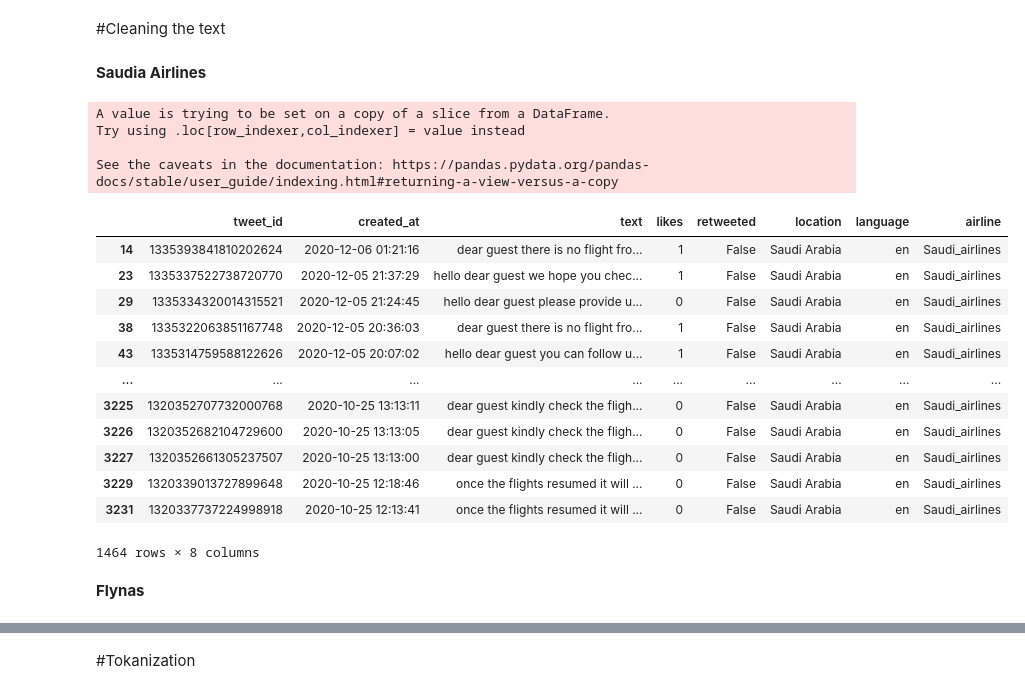
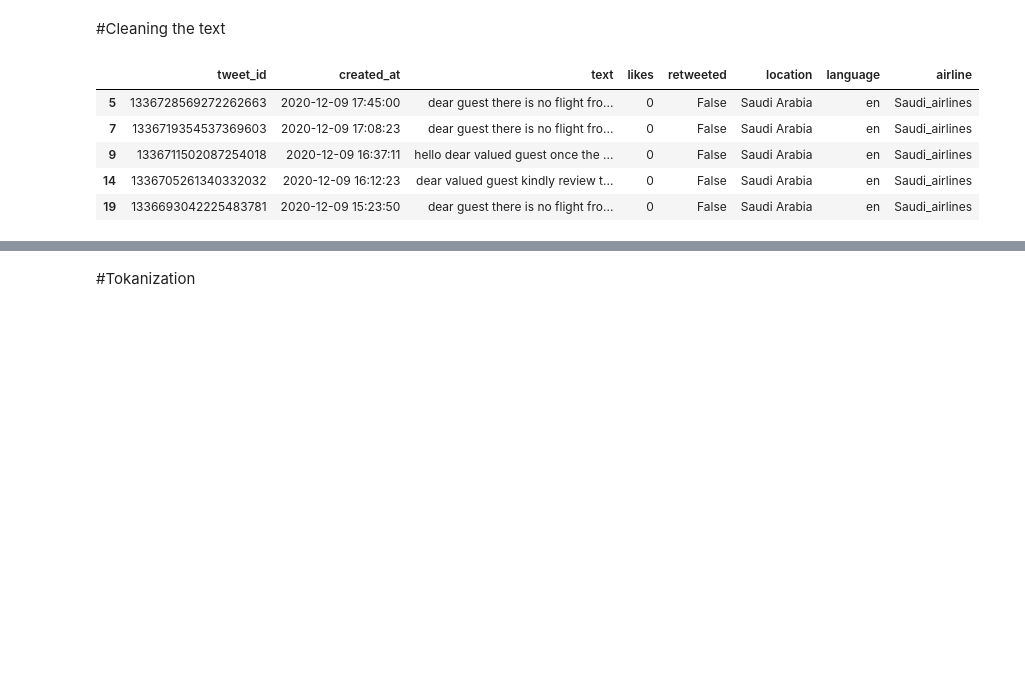
Before and after one commit to buthaina279/DS_Capstone_NLP, a Jupyter notebook: Collect_clean.ipynb, the cells around one changed output, grey strips where cells are left out. Saved outputs shown, nothing was run; the diff lists cells and outputs as text; code cells hidden in the pictures; blank space fills up the shorter version.

```diff
--- a/Collect_clean.ipynb
+++ b/Collect_clean.ipynb
@@ -401,0 +532,2 @@ len(flynas_airlines[flynas_airlines.language == "en"])
+# %%
+flynas_airlines = pd.read_csv("./gdrive/My Drive/datasets/twitter_analysis/flynas_tweets_latest.csv")
@@ -434,0 +589,2 @@ flynas_airlines_en.head(10)
+# %%
+saudia_airlines_en.drop_duplicates(subset='text', inplace= True)
@@ -434,0 +597,2 @@ flynas_airlines_en.head(10)
+# %%
+flynas_airlines_en.drop_duplicates(subset='text', inplace= True)
@@ -434,0 +605,4 @@ flynas_airlines_en.head(10)
+# %%
+frames = [saudia_airlines_en, flynas_airlines_en]
+
+airline = pd.concat(frames)
@@ -445,31 +633,16 @@ def cleanTxt(text):
  text = "".join([word.lower() for word in text if word not in string.punctuation])
 
  return text
-# %% [markdown]
-**Saudia Airlines**
 # %%
 # Clean the tweets
-saudia_airlines_en["text"] = saudia_airlines_en["text"].apply(cleanTxt)
+airline["text"] = airline["text"].apply(cleanTxt)
 
 # Show the cleaned tweets
-saudia_airlines_en.head(10)
+airline.head(5)
 # %% [output]
-A value is trying to be set on a copy of a slice from a DataFrame.
-Try using .loc[row_indexer,col_indexer] = value instead
-
-See the caveats in the documentation: https://pandas.pydata.org/pandas-docs/stable/user_guide/indexing.html#returning-a-view-versus-a-copy
 |  | tweet_id | created_at | text | likes | retweeted | location | language | airline |
-| 14 | 1335393841810202624 | 2020-12-06 01:21:16 | dear guest there is no flight fro... | 1 | False | Saudi Arabia | en | Saudi_airlines |
-| 23 | 1335337522738720770 | 2020-12-05 21:37:29 | hello dear guest we hope you chec... | 1 | False | Saudi Arabia | en | Saudi_airlines |
-| 29 | 1335334320014315521 | 2020-12-05 21:24:45 | hello dear guest please provide u... | 0 | False | Saudi Arabia | en | Saudi_airlines |
-| 38 | 1335322063851167748 | 2020-12-05 20:36:03 | dear guest there is no flight fro... | 1 | False | Saudi Arabia | en | Saudi_airlines |
-| 43 | 1335314759588122626 | 2020-12-05 20:07:02 | hello dear guest you can follow u... | 1 | False | Saudi Arabia | en | Saudi_airlines |
-| ... | ... | ... | ... | ... | ... | ... | ... | ... |
-| 3225 | 1320352707732000768 | 2020-10-25 13:13:11 | dear guest kindly check the fligh... | 0 | False | Saudi Arabia | en | Saudi_airlines |
-| 3226 | 1320352682104729600 | 2020-10-25 13:13:05 | dear guest kindly check the fligh... | 0 | False | Saudi Arabia | en | Saudi_airlines |
-| 3227 | 1320352661305237507 | 2020-10-25 13:13:00 | dear guest kindly check the fligh... | 0 | False | Saudi Arabia | en | Saudi_airlines |
-| 3229 | 1320339013727899648 | 2020-10-25 12:18:46 | once the flights resumed it will ... | 0 | False | Saudi Arabia | en | Saudi_airlines |
-| 3231 | 1320337737224998918 | 2020-10-25 12:13:41 | once the flights resumed it will ... | 0 | False | Saudi Arabia | en | Saudi_airlines |
+| 5 | 1336728569272262663 | 2020-12-09 17:45:00 | dear guest there is no flight fro... | 0 | False | Saudi Arabia | en | Saudi_airlines |
+| 7 | 1336719354537369603 | 2020-12-09 17:08:23 | dear guest there is no flight fro... | 0 | False | Saudi Arabia | en | Saudi_airlines |
+| 9 | 1336711502087254018 | 2020-12-09 16:37:11 | hello dear valued guest once the ... | 0 | False | Saudi Arabia | en | Saudi_airlines |
+| 14 | 1336705261340332032 | 2020-12-09 16:12:23 | dear valued guest kindly review t... | 0 | False | Saudi Arabia | en | Saudi_airlines |
+| 19 | 1336693042225483781 | 2020-12-09 15:23:50 | dear guest there is no flight fro... | 0 | False | Saudi Arabia | en | Saudi_airlines |
-1464 rows × 8 columns
-# %% [markdown]
-**Flynas**
```
Also changed, not shown: parts of 95 cells of this notebook.
